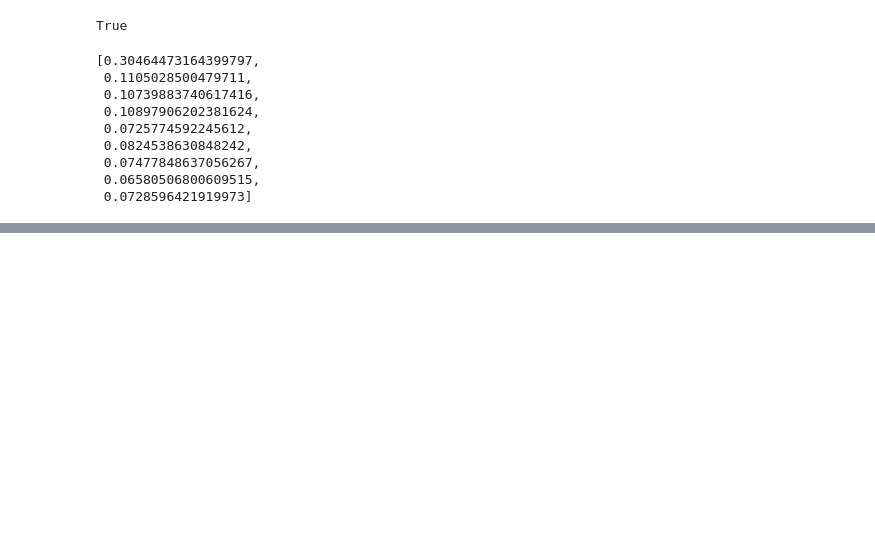
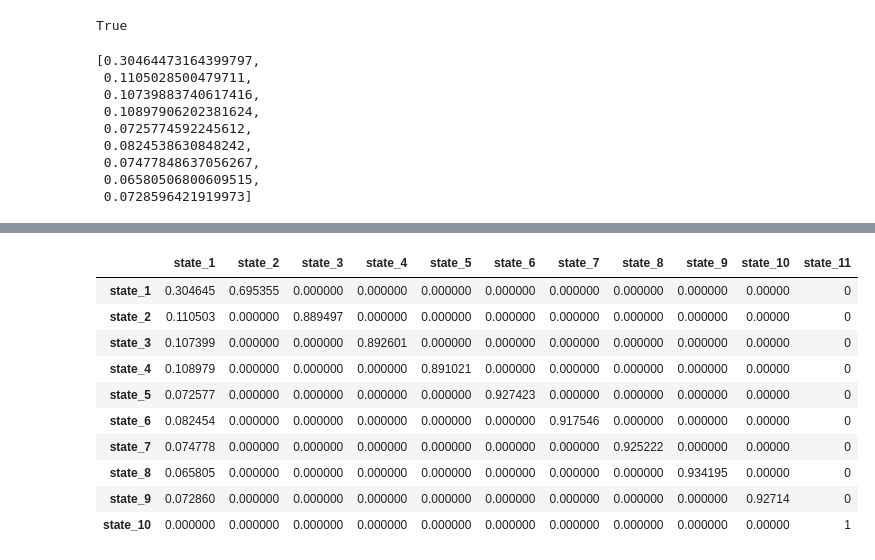
Before and after one commit to jonhilgart22/Galvanize-Data-Leadership, a Jupyter notebook: week5-MCM-CLV/Team-8-Markov-Chains_v2.ipynb, the cells around one changed output, grey strips where cells are left out. Drawn from its saved outputs; the diff is of its cells as text; code cells hidden in the pictures; blank space fills up the shorter version.

```diff
--- a/week5-MCM-CLV/Team-8-Markov-Chains_v2.ipynb
+++ b/week5-MCM-CLV/Team-8-Markov-Chains_v2.ipynb
@@ -473,0 +497,26 @@ trans_matrix['state_two'] =
+# %%
+trans_matrix['state_1'] = state_probs
+trans_matrix['state_2'] = [1-state_probs[0], 0, 0, 0, 0, 0, 0, 0, 0, 0]
+trans_matrix['state_3'] = [0, 1-state_probs[1], 0, 0, 0, 0, 0, 0, 0, 0]
+trans_matrix['state_4'] = [0, 0, 1-state_probs[2], 0, 0, 0, 0, 0, 0, 0]
+trans_matrix['state_5'] = [0, 0, 0, 1-state_probs[3], 0, 0, 0, 0, 0, 0]
+trans_matrix['state_6'] = [0, 0, 0, 0, 1-state_probs[4],  0, 0, 0, 0, 0]
+trans_matrix['state_7'] = [0, 0, 0, 0, 0, 1-state_probs[5], 0, 0, 0, 0]
+trans_matrix['state_8'] = [0, 0, 0, 0, 0, 0, 1-state_probs[6], 0, 0, 0]
+trans_matrix['state_9'] = [ 0, 0, 0, 0, 0, 0, 0, 1-state_probs[7], 0, 0]
+trans_matrix['state_10'] = [0, 0, 0, 0, 0, 0, 0, 0, 1-state_probs[8], 0]
+trans_matrix['state_11']= [0, 0, 0, 0, 0, 0, 0, 0, 0, 1]
+# %%
+trans_matrix
+# %% [output]
+|  | state_1 | state_2 | state_3 | state_4 | state_5 | state_6 | state_7 | state_8 | state_9 | state_10 | state_11 |
+| state_1 | 0.304645 | 0.695355 | 0.000000 | 0.000000 | 0.000000 | 0.000000 | 0.000000 | 0.000000 | 0.000000 | 0.00000 | 0 |
+| state_2 | 0.110503 | 0.000000 | 0.889497 | 0.000000 | 0.000000 | 0.000000 | 0.000000 | 0.000000 | 0.000000 | 0.00000 | 0 |
+| state_3 | 0.107399 | 0.000000 | 0.000000 | 0.892601 | 0.000000 | 0.000000 | 0.000000 | 0.000000 | 0.000000 | 0.00000 | 0 |
+| state_4 | 0.108979 | 0.000000 | 0.000000 | 0.000000 | 0.891021 | 0.000000 | 0.000000 | 0.000000 | 0.000000 | 0.00000 | 0 |
+| state_5 | 0.072577 | 0.000000 | 0.000000 | 0.000000 | 0.000000 | 0.927423 | 0.000000 | 0.000000 | 0.000000 | 0.00000 | 0 |
+| state_6 | 0.082454 | 0.000000 | 0.000000 | 0.000000 | 0.000000 | 0.000000 | 0.917546 | 0.000000 | 0.000000 | 0.00000 | 0 |
+| state_7 | 0.074778 | 0.000000 | 0.000000 | 0.000000 | 0.000000 | 0.000000 | 0.000000 | 0.925222 | 0.000000 | 0.00000 | 0 |
+| state_8 | 0.065805 | 0.000000 | 0.000000 | 0.000000 | 0.000000 | 0.000000 | 0.000000 | 0.000000 | 0.934195 | 0.00000 | 0 |
+| state_9 | 0.072860 | 0.000000 | 0.000000 | 0.000000 | 0.000000 | 0.000000 | 0.000000 | 0.000000 | 0.000000 | 0.92714 | 0 |
+| state_10 | 0.000000 | 0.000000 | 0.000000 | 0.000000 | 0.000000 | 0.000000 | 0.000000 | 0.000000 | 0.000000 | 0.00000 | 1 |
```
Also changed, not shown: parts of 21 cells of this notebook.
